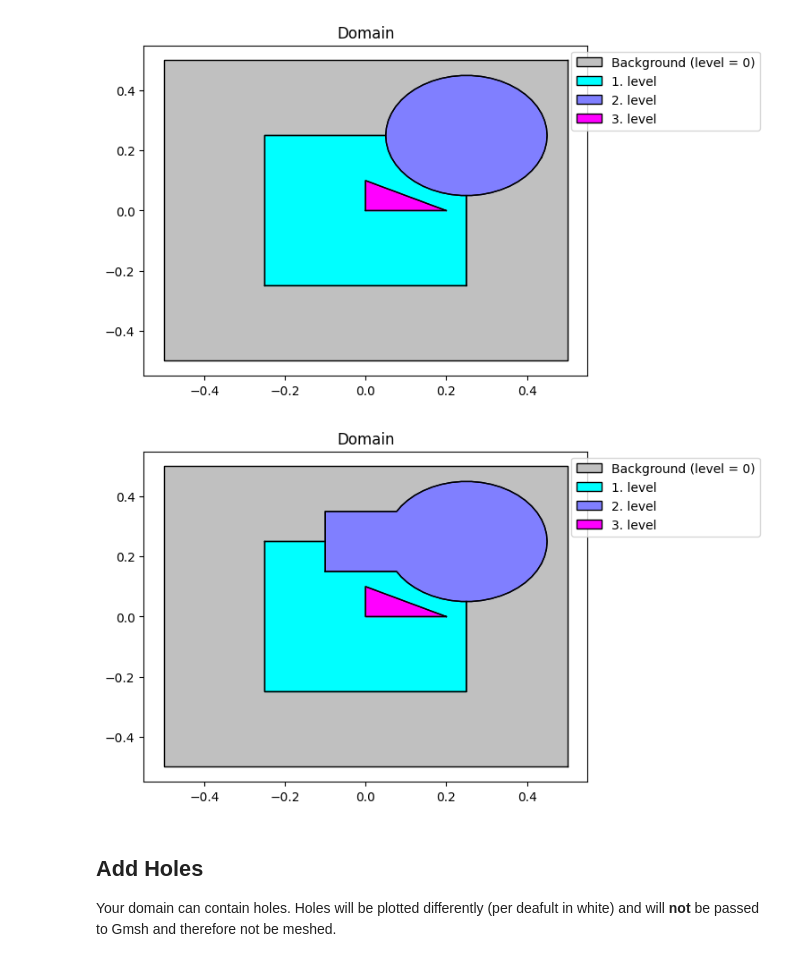
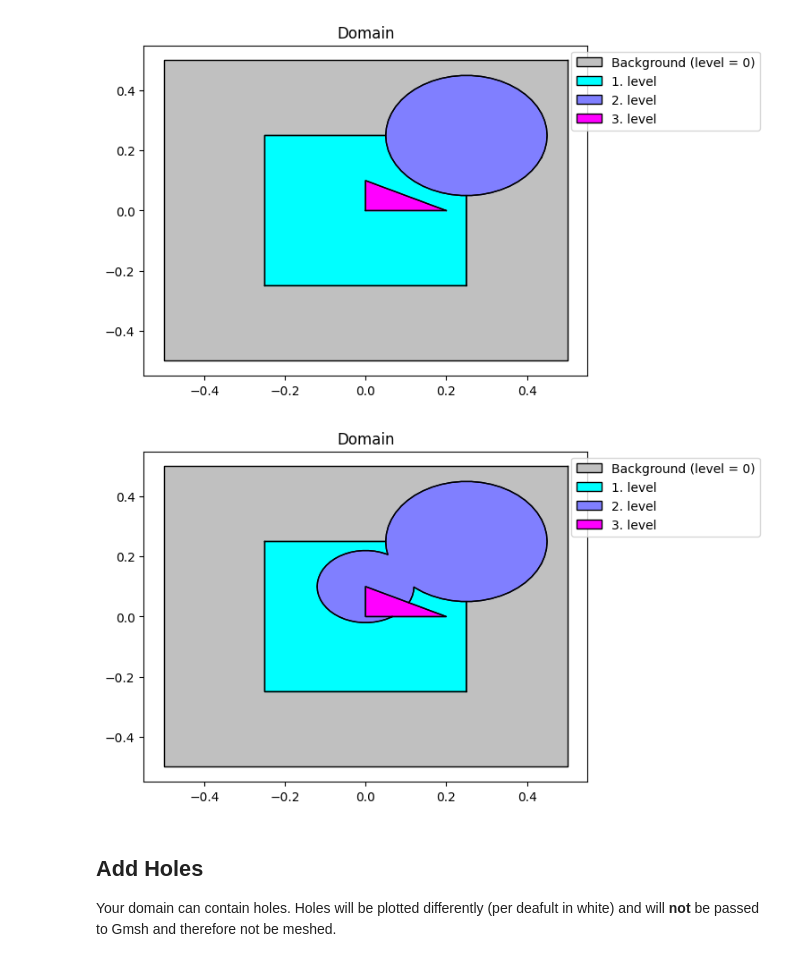
Before and after one commit to Priusds/ParGeo, a Jupyter notebook: docs/notebooks/getting-started.ipynb, the cells around one changed output. Cells and saved outputs as stored; diff of their text form; code cells hidden in the pictures.

```diff
--- a/docs/notebooks/getting-started.ipynb
+++ b/docs/notebooks/getting-started.ipynb
@@ -43,13 +43,13 @@ domain.plot()
 [figure]
 # %%
 # Create a subdomain that should be merged with the circle.
-subdomain4 = pg.geometry.Rectangle(midpoint=(.0, .25), width=.2, height=.2).to_polygon()
+subdomain4 = pg.geometry.Circle(midpoint=(.0, .1), radius=.12).to_polygon(50)
 domain.add_subdomain(subdomain4, level=2)
 
 # Plot the domain again
 domain.plot()
 # %% [output]
-[figure, old version]
+[figure, new version]
 # %% [markdown]
 ## Add Holes
 
```
Also changed, not shown: parts of 1 cell of this notebook, 2 other files.
